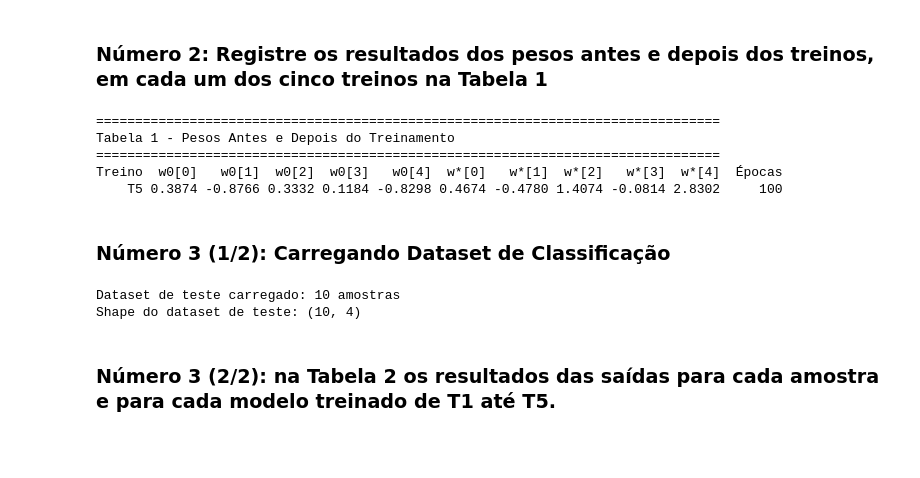
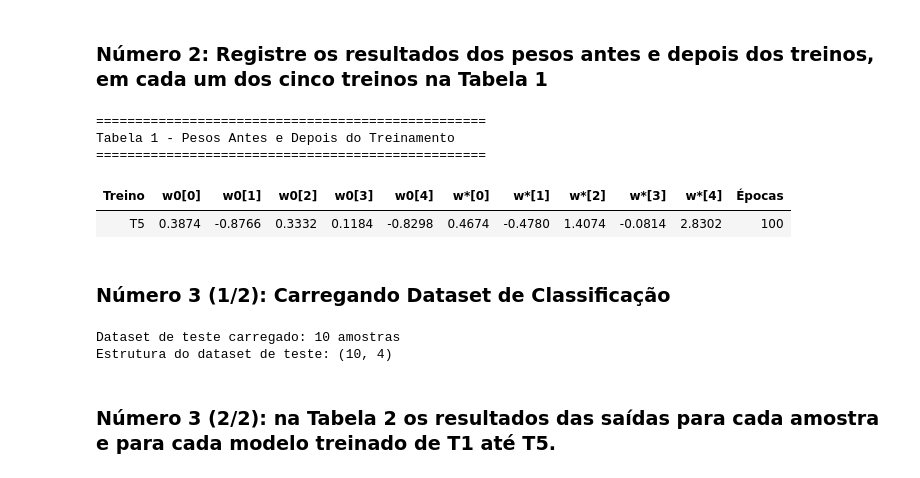
Before and after one commit to ghduque/rna, a Jupyter notebook: Atividade - Perceptron Petroleo.ipynb, the cells around one changed output. Drawn from its saved outputs; the diff is of its cells as text; code cells hidden in the pictures; blank space fills up the shorter version.

Commit message:
atividade classificação petroleo - final

```diff
--- a/Atividade - Perceptron Petroleo.ipynb
+++ b/Atividade - Perceptron Petroleo.ipynb
@@ -273,43 +233,48 @@ plt.show
 ### Número 2: Registre os resultados dos pesos antes e depois dos treinos, em cada um dos cinco treinos na Tabela 1
 # %%
 # Criar Tabela 1: Pesos antes e depois do treinamento
-print("\n" + "="*80)
+print("\n" + "="*50)
 print("Tabela 1 - Pesos Antes e Depois do Treinamento")
-print("="*80)
+print("="*50)
 
 tabela1_data = []
 for resultado in resultados_treinos:
     treino = resultado['treino']
     w0 = resultado['w_inicial']
     w_star = resultado['w_final']
 
+    # armazenar valores numéricos (não strings formatadas) para permitir formatação de exibição
     tabela1_data.append({
         'Treino': f'T{treino}',
-        'w0[0]': f"{w0[0]:.4f}",
-        'w0[1]': f"{w0[1]:.4f}",
-        'w0[2]': f"{w0[2]:.4f}",
-        'w0[3]': f"{w0[3]:.4f}",
-        'w0[4]': f"{w0[4]:.4f}",
-        'w*[0]': f"{w_star[0]:.4f}",
-        'w*[1]': f"{w_star[1]:.4f}",
-        'w*[2]': f"{w_star[2]:.4f}",
-        'w*[3]': f"{w_star[3]:.4f}",
-        'w*[4]': f"{w_star[4]:.4f}",
+        'w0[0]': w0[0],
+        'w0[1]': w0[1],
+        'w0[2]': w0[2],
+        'w0[3]': w0[3],
+        'w0[4]': w0[4],
+        'w*[0]': w_star[0],
+        'w*[1]': w_star[1],
+        'w*[2]': w_star[2],
+        'w*[3]': w_star[3],
+        'w*[4]': w_star[4],
         'Épocas': resultado['epocas']
     })
 
+from IPython.display import display, HTML
+
 tabela1 = pd.DataFrame(tabela1_data)
-print(tabela1.to_string(index=False))
+# gerar HTML com formato para floats e centralizar as colunas (pegue do claude para ficar mais bonitinho)
+html = tabela1.to_html(index=False, float_format="%.4f", justify="center")
+display(HTML(html))
 # %% [output]
-================================================================================
+==================================================
 Tabela 1 - Pesos Antes e Depois do Treinamento
-================================================================================
-Treino  w0[0]   w0[1]  w0[2]  w0[3]   w0[4]  w*[0]   w*[1]  w*[2]   w*[3]  w*[4]  Épocas
-    T5 0.3874 -0.8766 0.3332 0.1184 -0.8298 0.4674 -0.4780 1.4074 -0.0814 2.8302     100
+==================================================
+| Treino | w0[0] | w0[1] | w0[2] | w0[3] | w0[4] | w*[0] | w*[1] | w*[2] | w*[3] | w*[4] | Épocas |
+| T5 | 0.3874 | -0.8766 | 0.3332 | 0.1184 | -0.8298 | 0.4674 | -0.4780 | 1.4074 | -0.0814 | 2.8302 | 100 |
 # %% [markdown]
 ### Número 3 (1/2): Carregando Dataset de Classificação
 # %%
-# Carregar Dataset de Classificação (Teste)
+# Carregar Dataset de Classificação
 dados_teste = pd.read_csv("tabela_classificacao.csv", sep=";")
 n_amostras_teste = dados_teste.shape[0]
 
@@ -327,10 +292,10 @@ if dados_teste.shape[1] > n_variaveis:
 else:
     tem_rotulos = False
 
-print(f"Shape do dataset de teste: {x_teste.shape}")
+print(f"Estrutura do dataset de teste: {x_teste.shape}")
 # %% [output]
 Dataset de teste carregado: 10 amostras
-Shape do dataset de teste: (10, 4)
+Estrutura do dataset de teste: (10, 4)
 # %% [markdown]
 ### Número 3 (2/2): na Tabela 2 os resultados das saídas para cada amostra e para cada modelo treinado de T1 até T5.
 # %%
```
Also changed, not shown: parts of 8 cells of this notebook, 2 other files.
